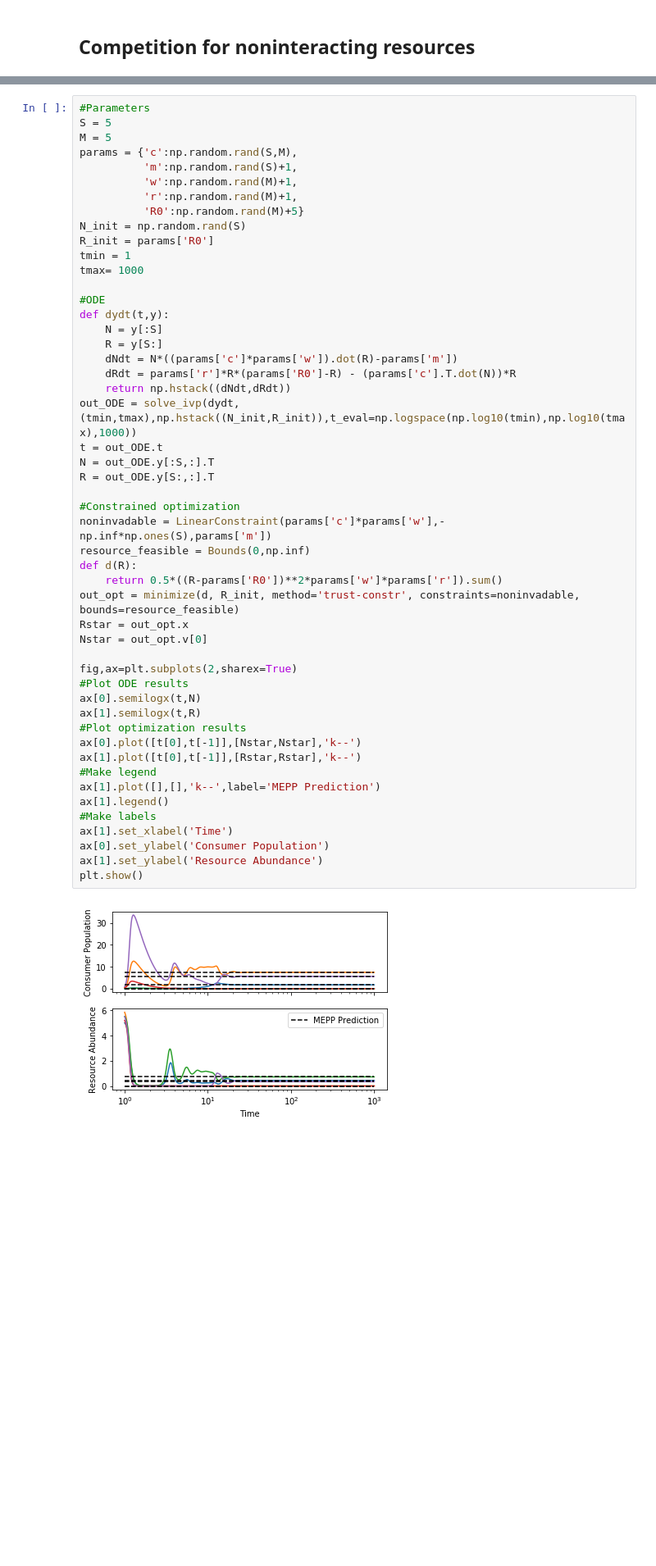
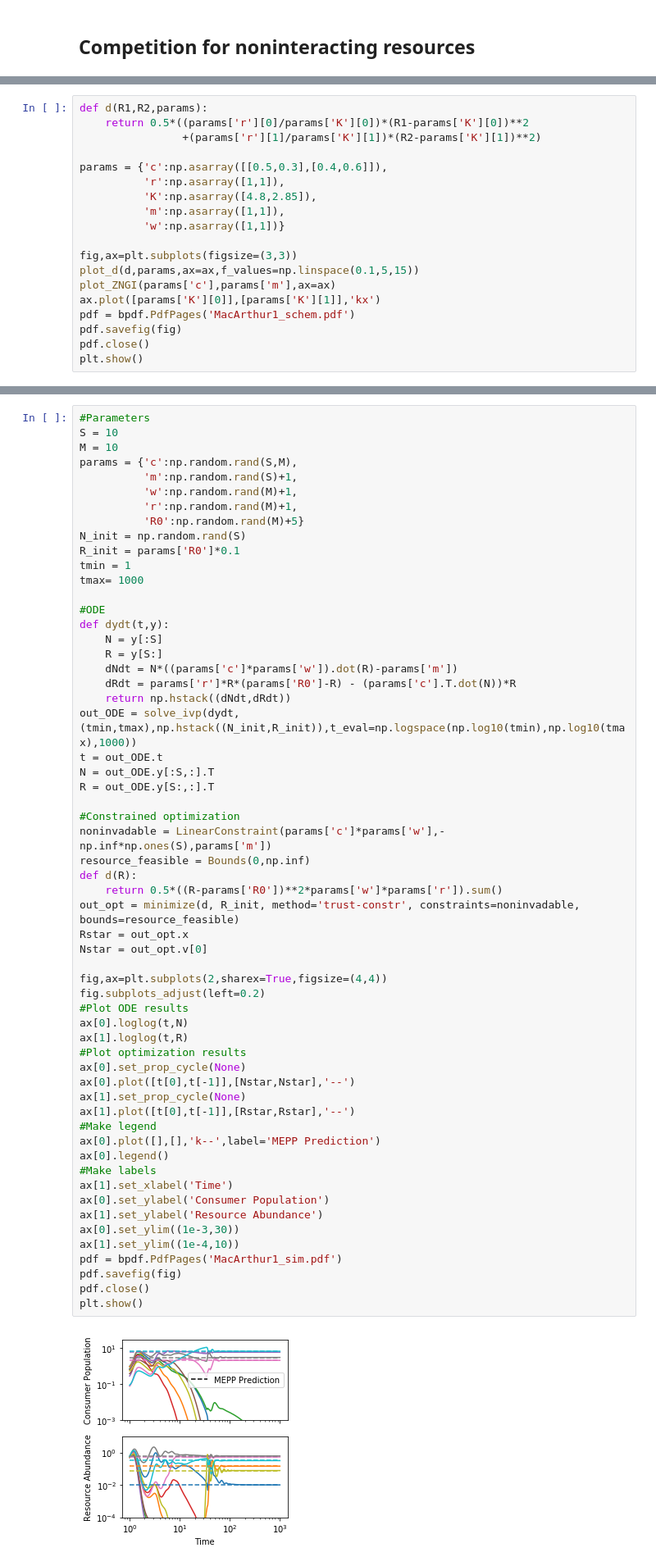
Before and after one commit to Emergent-Behaviors-in-Biology/mepp, a Jupyter notebook: Examples.ipynb, the cells around one changed output, grey strips where cells are left out. Shown at 82% size. Drawn from its saved outputs; the diff is of its cells as text; blank space fills up the shorter version.

```diff
--- a/Examples.ipynb
+++ b/Examples.ipynb
@@ -25,3 +65,22 @@ d(\mathbf{R}^0,\mathbf{R}) &= \frac{1}{2}\sum_\alpha r_\alpha w_\alpha (R_\alpha
 \sum_{\alpha} w_\alpha c_{i\alpha} R_\alpha &\leq m_i\\
 R_\alpha &\geq 0
 \end{align}
+# %%
+def d(R1,R2,params):
+    return 0.5*((params['r'][0]/params['K'][0])*(R1-params['K'][0])**2
+                +(params['r'][1]/params['K'][1])*(R2-params['K'][1])**2)
+
+params = {'c':np.asarray([[0.5,0.3],[0.4,0.6]]),
+          'r':np.asarray([1,1]),
+          'K':np.asarray([4.8,2.85]),
+          'm':np.asarray([1,1]),
+          'w':np.asarray([1,1])}
+
+fig,ax=plt.subplots(figsize=(3,3))
+plot_d(d,params,ax=ax,f_values=np.linspace(0.1,5,15))
+plot_ZNGI(params['c'],params['m'],ax=ax)
+ax.plot([params['K'][0]],[params['K'][1]],'kx')
+pdf = bpdf.PdfPages('MacArthur1_schem.pdf')
+pdf.savefig(fig)
+pdf.close()
+plt.show()
@@ -28,55 +89,63 @@ R_\alpha &\geq 0
 # %%
 #Parameters
-S = 5
-M = 5
+S = 10
+M = 10
 params = {'c':np.random.rand(S,M),
           'm':np.random.rand(S)+1,
           'w':np.random.rand(M)+1,
           'r':np.random.rand(M)+1,
           'R0':np.random.rand(M)+5}
 N_init = np.random.rand(S)
-R_init = params['R0']
+R_init = params['R0']*0.1
 tmin = 1
 tmax= 1000
 
 #ODE
 def dydt(t,y):
     N = y[:S]
     R = y[S:]
     dNdt = N*((params['c']*params['w']).dot(R)-params['m'])
     dRdt = params['r']*R*(params['R0']-R) - (params['c'].T.dot(N))*R
     return np.hstack((dNdt,dRdt))
 out_ODE = solve_ivp(dydt,(tmin,tmax),np.hstack((N_init,R_init)),t_eval=np.logspace(np.log10(tmin),np.log10(tmax),1000))
 t = out_ODE.t
 N = out_ODE.y[:S,:].T
 R = out_ODE.y[S:,:].T
 
 #Constrained optimization
 noninvadable = LinearConstraint(params['c']*params['w'],-np.inf*np.ones(S),params['m'])
 resource_feasible = Bounds(0,np.inf)
 def d(R):
     return 0.5*((R-params['R0'])**2*params['w']*params['r']).sum()
 out_opt = minimize(d, R_init, method='trust-constr', constraints=noninvadable, bounds=resource_feasible)
 Rstar = out_opt.x
 Nstar = out_opt.v[0]
 
-fig,ax=plt.subplots(2,sharex=True)
+fig,ax=plt.subplots(2,sharex=True,figsize=(4,4))
+fig.subplots_adjust(left=0.2)
 #Plot ODE results
-ax[0].semilogx(t,N)
-ax[1].semilogx(t,R)
+ax[0].loglog(t,N)
+ax[1].loglog(t,R)
 #Plot optimization results
-ax[0].plot([t[0],t[-1]],[Nstar,Nstar],'k--')
-ax[1].plot([t[0],t[-1]],[Rstar,Rstar],'k--')
+ax[0].set_prop_cycle(None)
+ax[0].plot([t[0],t[-1]],[Nstar,Nstar],'--')
+ax[1].set_prop_cycle(None)
+ax[1].plot([t[0],t[-1]],[Rstar,Rstar],'--')
 #Make legend
-ax[1].plot([],[],'k--',label='MEPP Prediction')
-ax[1].legend()
+ax[0].plot([],[],'k--',label='MEPP Prediction')
+ax[0].legend()
 #Make labels
 ax[1].set_xlabel('Time')
 ax[0].set_ylabel('Consumer Population')
 ax[1].set_ylabel('Resource Abundance')
+ax[0].set_ylim((1e-3,30))
+ax[1].set_ylim((1e-4,10))
+pdf = bpdf.PdfPages('MacArthur1_sim.pdf')
+pdf.savefig(fig)
+pdf.close()
 plt.show()
 # %% [output]
-[figure, old version]
+[figure, new version]
 # %% [markdown]
 ## Interacting self-regulation
 # %% [markdown]
```
Also changed, not shown: parts of 35 cells of this notebook, 14 other files.
